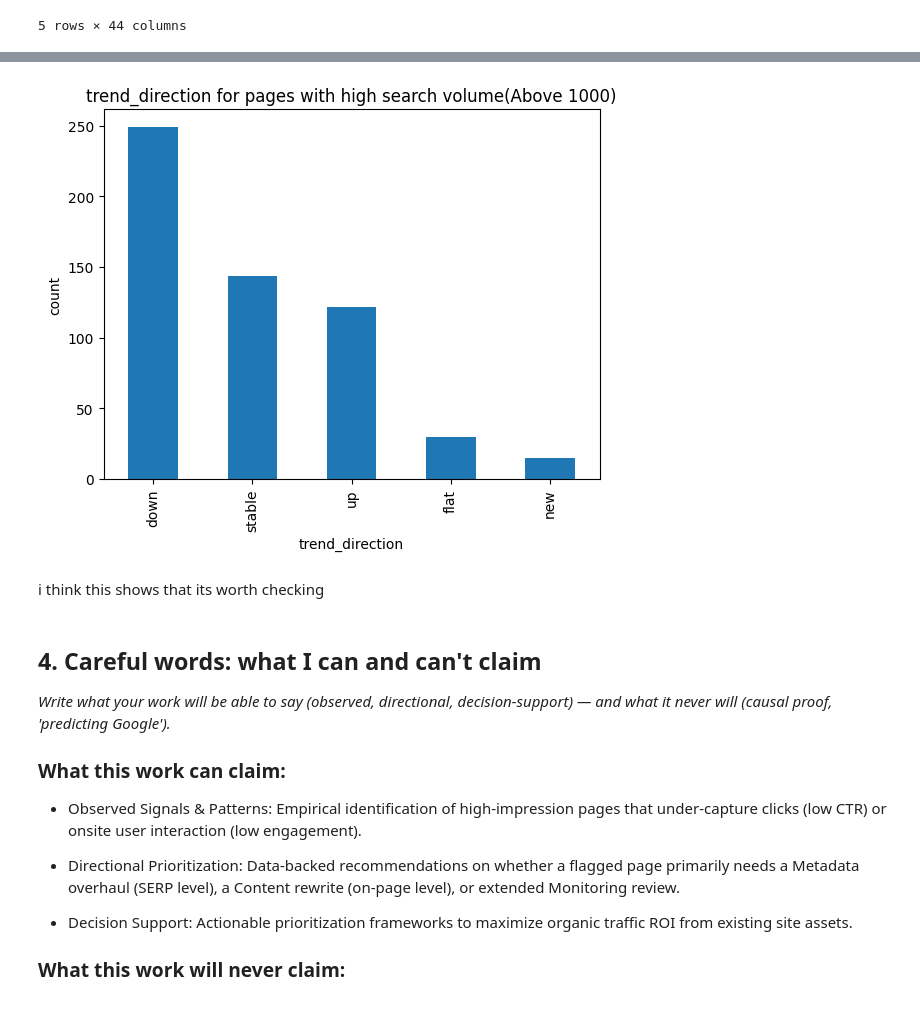
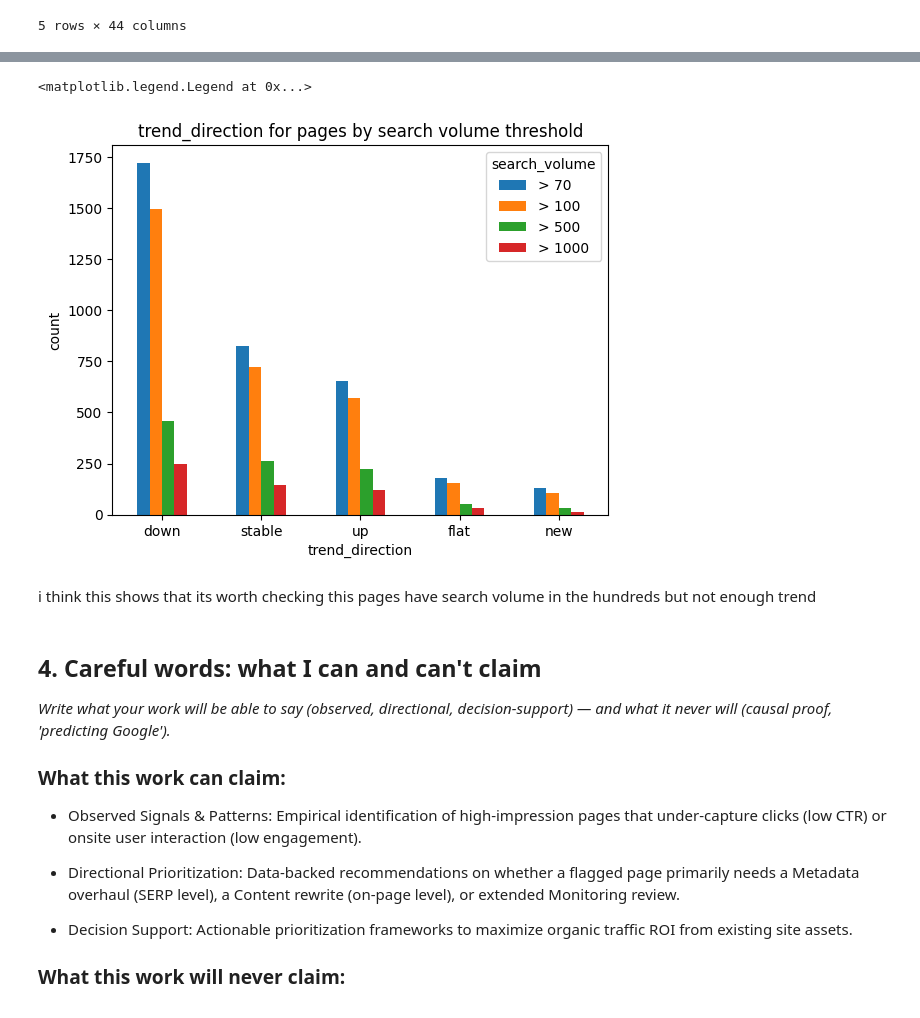
Before and after one commit to metrosmash/myflyrank-ml-internship, a Jupyter notebook: work/notebooks/w01_research_question.ipynb, the cells around one changed output, grey strips where cells are left out. Drawn from its saved outputs; the diff is of its cells as text; code cells hidden in the pictures.

Commit message:
add plot to show trend_direction for pages with high search volume

```diff
--- a/work/notebooks/w01_research_question.ipynb
+++ b/work/notebooks/w01_research_question.ipynb
@@ -133,14 +93,31 @@ hsv_trend_count_500.plot(kind="bar", title=f"trend_direction for pages with high
-# %%
-high_search_volume_1000 = df[(df['search_volume'] > 1000)]
-
-
-hsv_trend_count_1000 = high_search_volume_1000["trend_direction"].value_counts()
-
-hsv_trend_count_1000.plot(kind="bar", title=f"trend_direction for pages with high search volume(Above 1000)", ylabel="count");
-# %% [output]
-[figure, removed]
+# %%
+# ploting the trend direction for each high search volume page
+thresholds = [70, 100, 500, 1000]
+
+# Count trend_direction for each threshold
+counts = {}
+for t in thresholds:
+    subset = df[df["search_volume"] > t]
+    counts[f"> {t}"] = subset["trend_direction"].value_counts()
+
+# Combine into one table: rows = trend_direction, columns = threshold
+hsv_trend_table = pd.DataFrame(counts).fillna(0).astype(int)
+
+# Grouped bar chart
+ax = hsv_trend_table.plot(
+    kind="bar",
+    title="trend_direction for pages by search volume threshold",
+    ylabel="count",
+    xlabel="trend_direction",
+    rot=0,
+)
+ax.legend(title="search_volume")
+# %% [output]
+<matplotlib.legend.Legend at 0x...>
+[figure, added]
 # %% [markdown]
 i think this shows that its worth checking
+this pages have search volume in the hundreds but not enough trend
 # %% [markdown]
 ## 4. Careful words: what I can and can't claim
 
```
Also changed, not shown: parts of 5 cells of this notebook.
